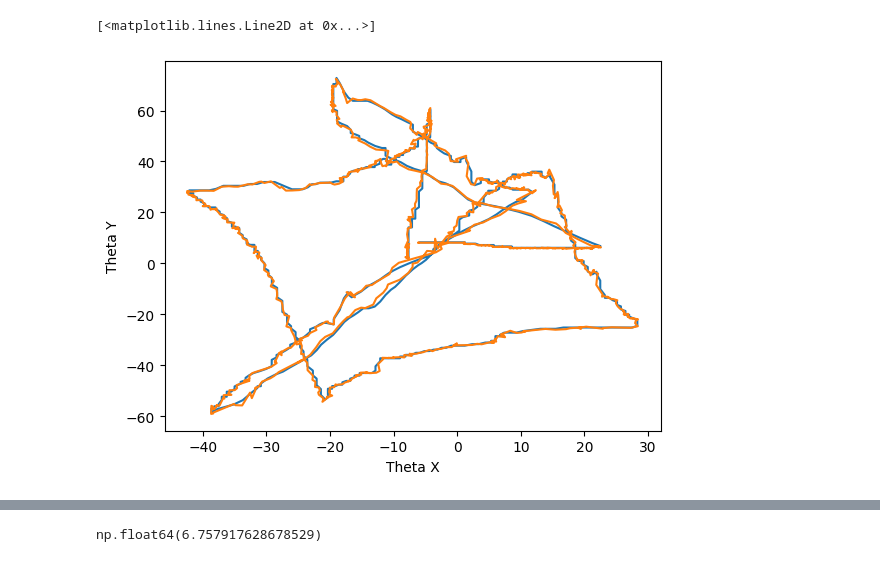
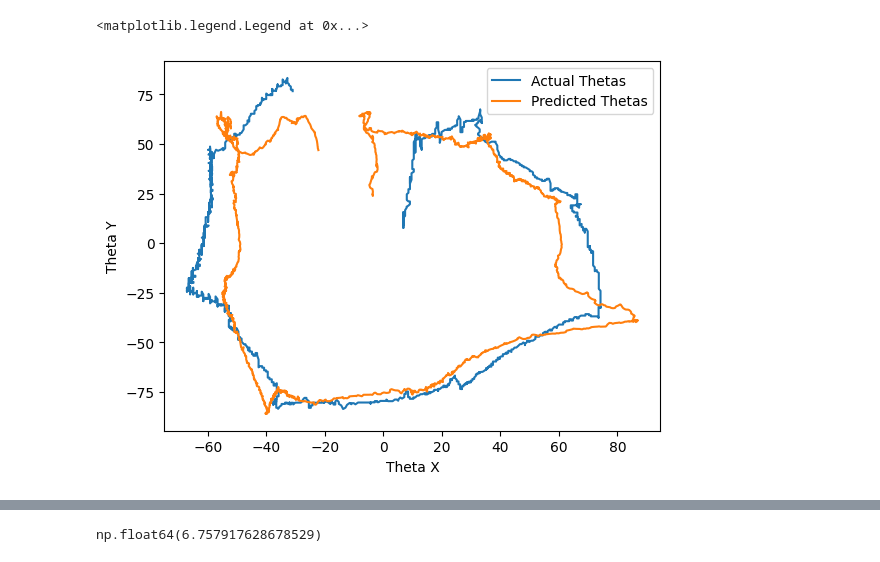
Before and after one commit to ansue1234/RobLimbFK, a Jupyter notebook: ros_ws/src/notebooks/viz_result.ipynb, the cells around one changed output, grey strips where cells are left out. Saved outputs shown, nothing was run; the diff lists cells and outputs as text; code cells hidden in the pictures.

Commit message:
best result so far

```diff
--- a/ros_ws/src/notebooks/viz_result.ipynb
+++ b/ros_ws/src/notebooks/viz_result.ipynb
@@ -4,7 +4,7 @@ import numpy as np
 import pandas as pd
 import torch
 # %%
-result_file = '../exp_results/2024_08_18_18_50_08.txt'
+result_file = '../exp_results/2024_08_28_17_53_16.txt'
 with open(result_file, 'r') as f:
     lines = f.readlines()
 
@@ -31,8 +31,9 @@ throttles = np.array(throttles)
 # %%
 plt.plot(actual_thetas[:, 0], actual_thetas[:, 1], label='Actual Thetas')
 plt.xlabel('Theta X')
 plt.ylabel('Theta Y')
-plt.plot(predicted_thetas[:, 0], predicted_thetas[:, 1], label='Predicted Thetas')
+plt.plot(predicted_thetas[:, 0]-10, predicted_thetas[:, 1]+20, label='Predicted Thetas')
+plt.legend()
 # %% [output]
-[<matplotlib.lines.Line2D at 0x...>]
+<matplotlib.legend.Legend at 0x...>
-[figure, old version]
+[figure, new version]
```
Also changed, not shown: parts of 8 cells of this notebook, 36 other files.
